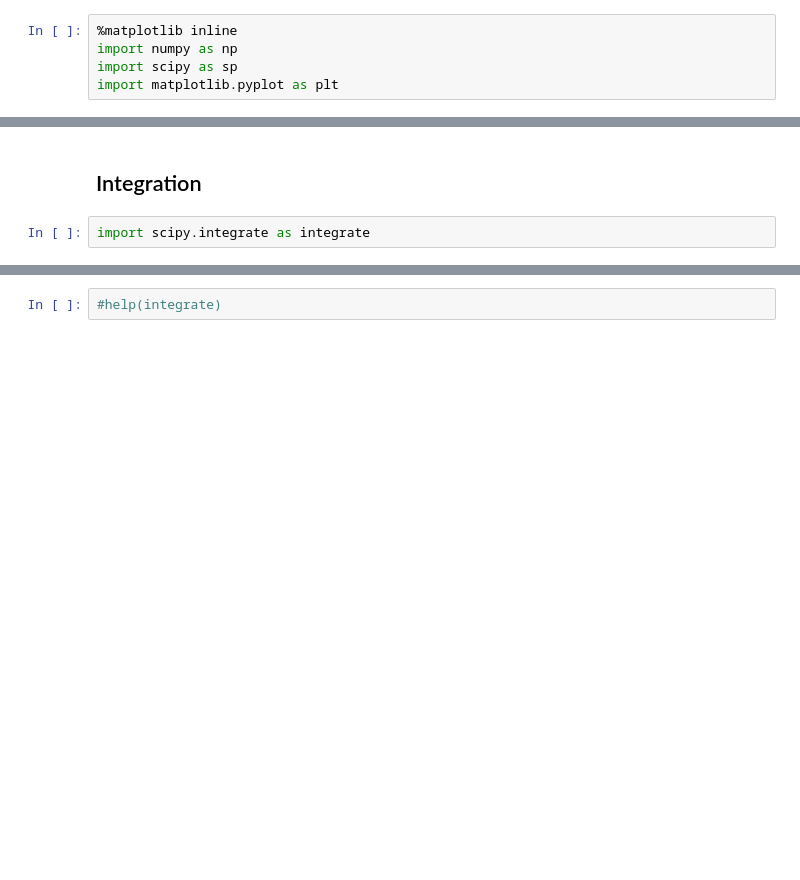
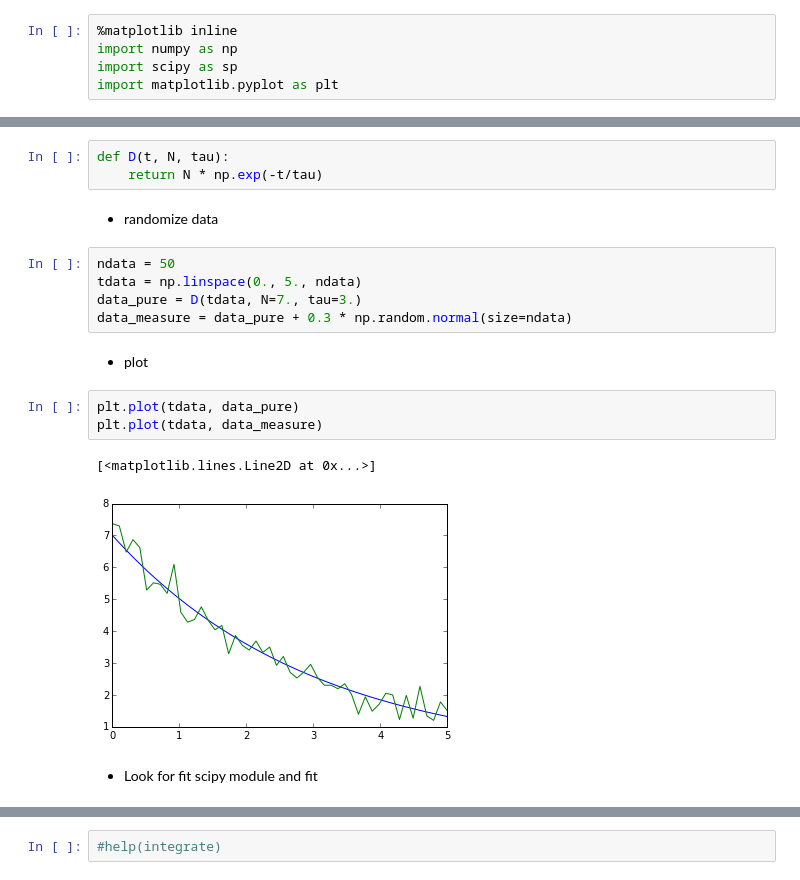
Before and after one commit to iamc/2019-12-16-cfm-ScientificPython, a Jupyter notebook: scipy-tutorial.ipynb, the cells around one changed output, grey strips where cells are left out. Drawn from its saved outputs; the diff is of its cells as text; blank space fills up the shorter version.

```diff
--- a/scipy-tutorial.ipynb
+++ b/scipy-tutorial.ipynb
@@ -24,4 +109,20 @@ Ejemplo típico de la función de bessel o a nua función conocida "randomizada"
+# %%
+def D(t, N, tau):
+    return N * np.exp(-t/tau)
+# %% [markdown]
+* randomize data
+# %%
+ndata = 50
+tdata = np.linspace(0., 5., ndata)
+data_pure = D(tdata, N=7., tau=3.)
+data_measure = data_pure + 0.3 * np.random.normal(size=ndata)
 # %% [markdown]
-## Integration
+* plot
-# %%
-import scipy.integrate as integrate
+# %%
+plt.plot(tdata, data_pure)
+plt.plot(tdata, data_measure)
+# %% [output]
+[<matplotlib.lines.Line2D at 0x...>]
+[figure, added]
+# %% [markdown]
+* Look for fit scipy module and fit
```
Also changed, not shown: parts of 40 cells of this notebook.
